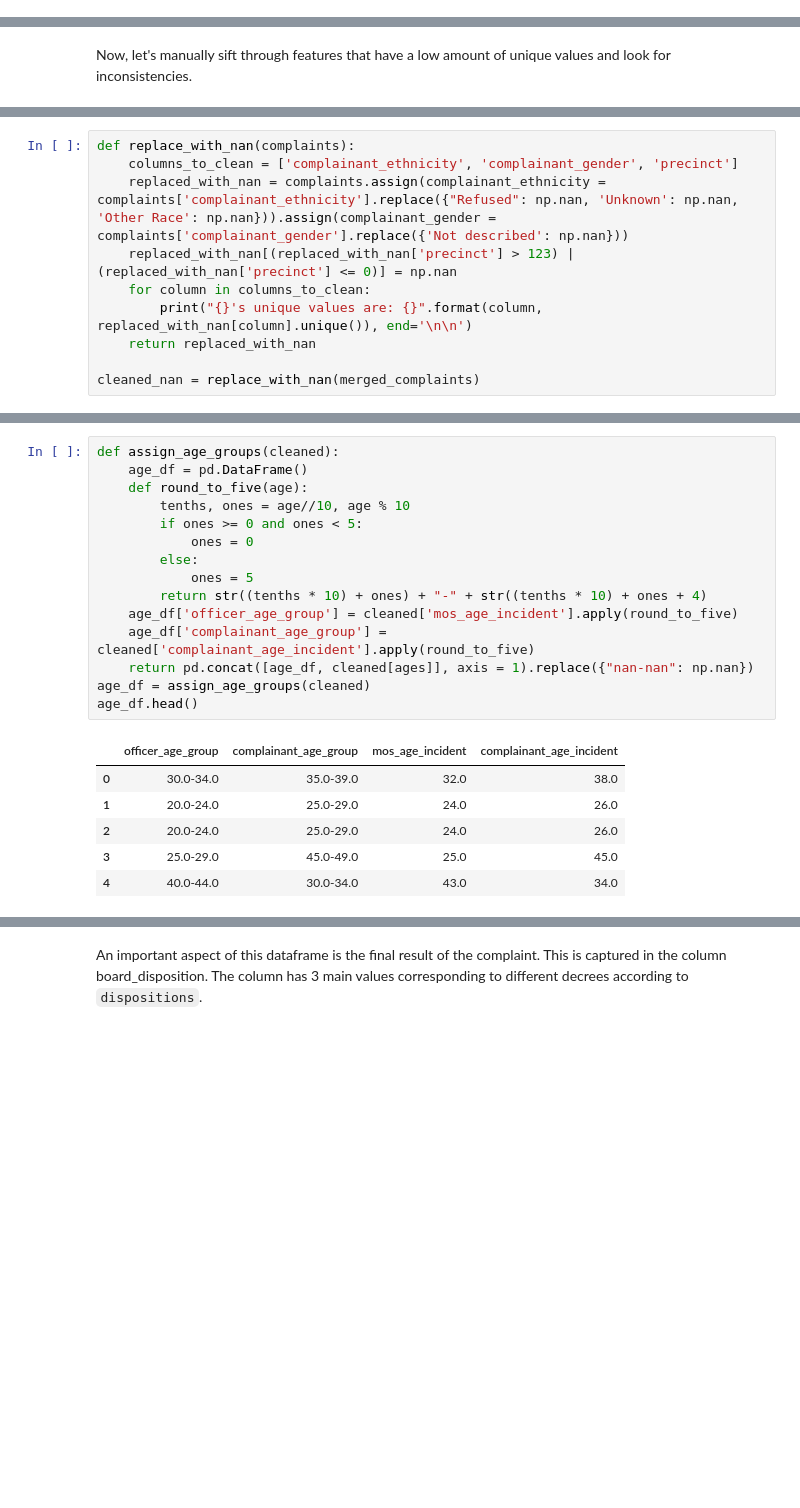
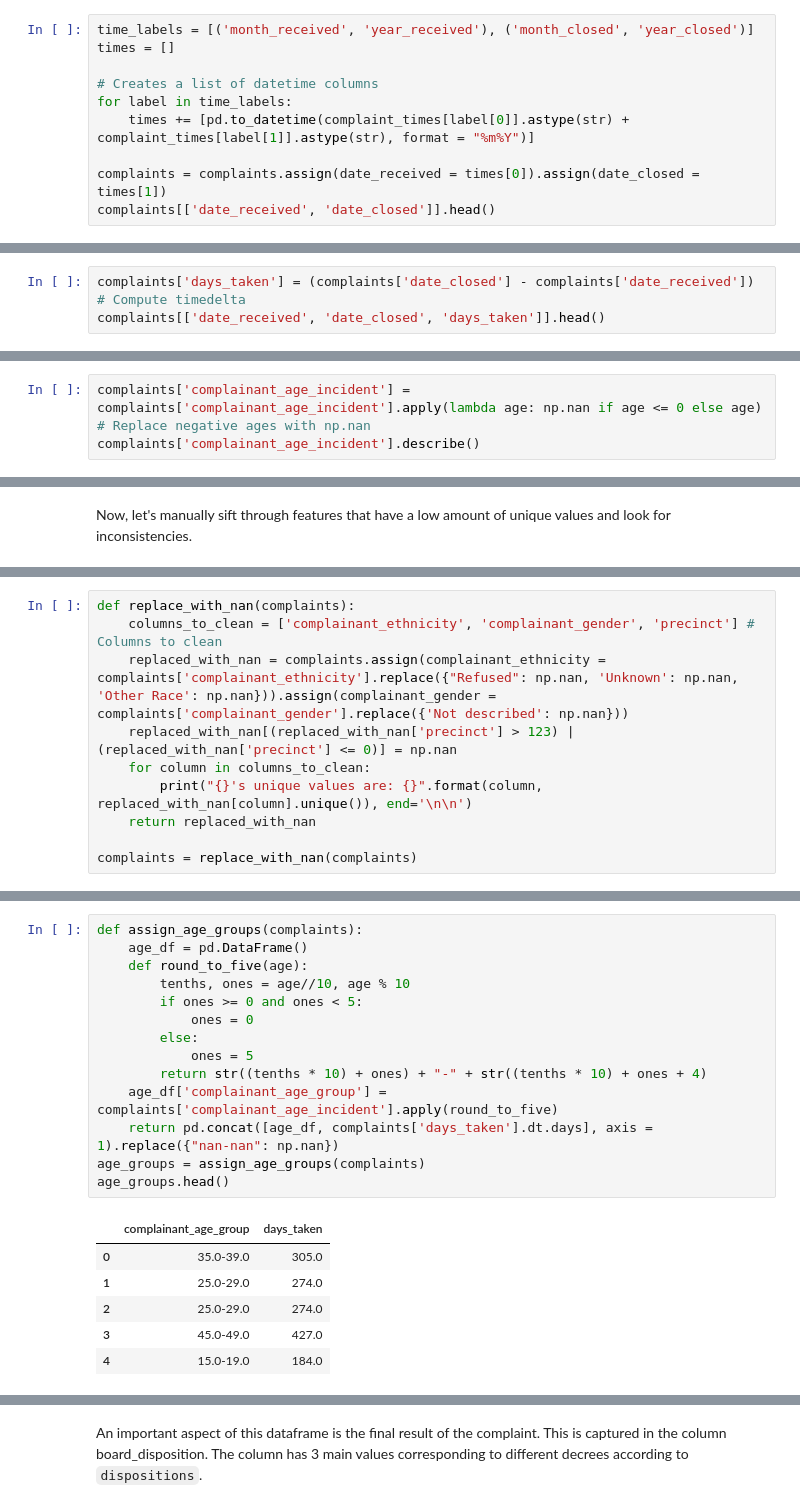
Before and after one commit to RyanHUNGry/nypd-civilian-complaints-EDA, a Jupyter notebook: notebook.ipynb, the cells around one changed output, grey strips where cells are left out. Saved outputs shown, nothing was run; the diff lists cells and outputs as text; blank space fills up the shorter version.

Commit message:
Changed formatting and added questions from assignment

```diff
--- a/notebook.ipynb
+++ b/notebook.ipynb
@@ -212,0 +109,10 @@ dtype: int64
+# %%
+time_labels = [('month_received', 'year_received'), ('month_closed', 'year_closed')]
+times = []
+
+# Creates a list of datetime columns
+for label in time_labels:
+    times += [pd.to_datetime(complaint_times[label[0]].astype(str) + complaint_times[label[1]].astype(str), format = "%m%Y")]
+
+complaints = complaints.assign(date_received = times[0]).assign(date_closed = times[1])
+complaints[['date_received', 'date_closed']].head()
@@ -212,0 +128,3 @@ dtype: int64
+# %%
+complaints['days_taken'] = (complaints['date_closed'] - complaints['date_received']) # Compute timedelta
+complaints[['date_received', 'date_closed', 'days_taken']].head()
@@ -212,0 +166,3 @@ dtype: int64
+# %%
+complaints['complainant_age_incident'] = complaints['complainant_age_incident'].apply(lambda age: np.nan if age <= 0 else age) # Replace negative ages with np.nan
+complaints['complainant_age_incident'].describe()
@@ -240,11 +299,11 @@ fado_type's unique values are: ['Abuse of Authority' 'Discourtesy' 'Offensive La
 # %%
 def replace_with_nan(complaints):
-    columns_to_clean = ['complainant_ethnicity', 'complainant_gender', 'precinct']
+    columns_to_clean = ['complainant_ethnicity', 'complainant_gender', 'precinct'] # Columns to clean
     replaced_with_nan = complaints.assign(complainant_ethnicity = complaints['complainant_ethnicity'].replace({"Refused": np.nan, 'Unknown': np.nan, 'Other Race': np.nan})).assign(complainant_gender = complaints['complainant_gender'].replace({'Not described': np.nan}))
     replaced_with_nan[(replaced_with_nan['precinct'] > 123) | (replaced_with_nan['precinct'] <= 0)] = np.nan
     for column in columns_to_clean:
         print("{}'s unique values are: {}".format(column, replaced_with_nan[column].unique()), end='\n\n')
     return replaced_with_nan
 
-cleaned_nan = replace_with_nan(merged_complaints)
+complaints = replace_with_nan(complaints)
 # %% [output]
@@ -297,22 +365,21 @@ We see an issue here. There are far more police officer entries than there are c
 # %%
-def assign_age_groups(cleaned):
+def assign_age_groups(complaints):
     age_df = pd.DataFrame()
     def round_to_five(age):
         tenths, ones = age//10, age % 10
         if ones >= 0 and ones < 5:
             ones = 0
         else:
             ones = 5
         return str((tenths * 10) + ones) + "-" + str((tenths * 10) + ones + 4)
-    age_df['officer_age_group'] = cleaned['mos_age_incident'].apply(round_to_five)
-    age_df['complainant_age_group'] = cleaned['complainant_age_incident'].apply(round_to_five)
-    return pd.concat([age_df, cleaned[ages]], axis = 1).replace({"nan-nan": np.nan})
-age_df = assign_age_groups(cleaned)
-age_df.head()
+    age_df['complainant_age_group'] = complaints['complainant_age_incident'].apply(round_to_five)
+    return pd.concat([age_df, complaints['days_taken'].dt.days], axis = 1).replace({"nan-nan": np.nan})
+age_groups = assign_age_groups(complaints)
+age_groups.head()
 # %% [output]
-|  | officer_age_group | complainant_age_group | mos_age_incident | complainant_age_incident |
-| 0 | 30.0-34.0 | 35.0-39.0 | 32.0 | 38.0 |
-| 1 | 20.0-24.0 | 25.0-29.0 | 24.0 | 26.0 |
-| 2 | 20.0-24.0 | 25.0-29.0 | 24.0 | 26.0 |
-| 3 | 25.0-29.0 | 45.0-49.0 | 25.0 | 45.0 |
-| 4 | 40.0-44.0 | 30.0-34.0 | 43.0 | 34.0 |
+|  | complainant_age_group | days_taken |
+| 0 | 35.0-39.0 | 305.0 |
+| 1 | 25.0-29.0 | 274.0 |
+| 2 | 25.0-29.0 | 274.0 |
+| 3 | 45.0-49.0 | 427.0 |
+| 4 | 15.0-19.0 | 184.0 |
```
Also changed, not shown: parts of 83 cells of this notebook.
